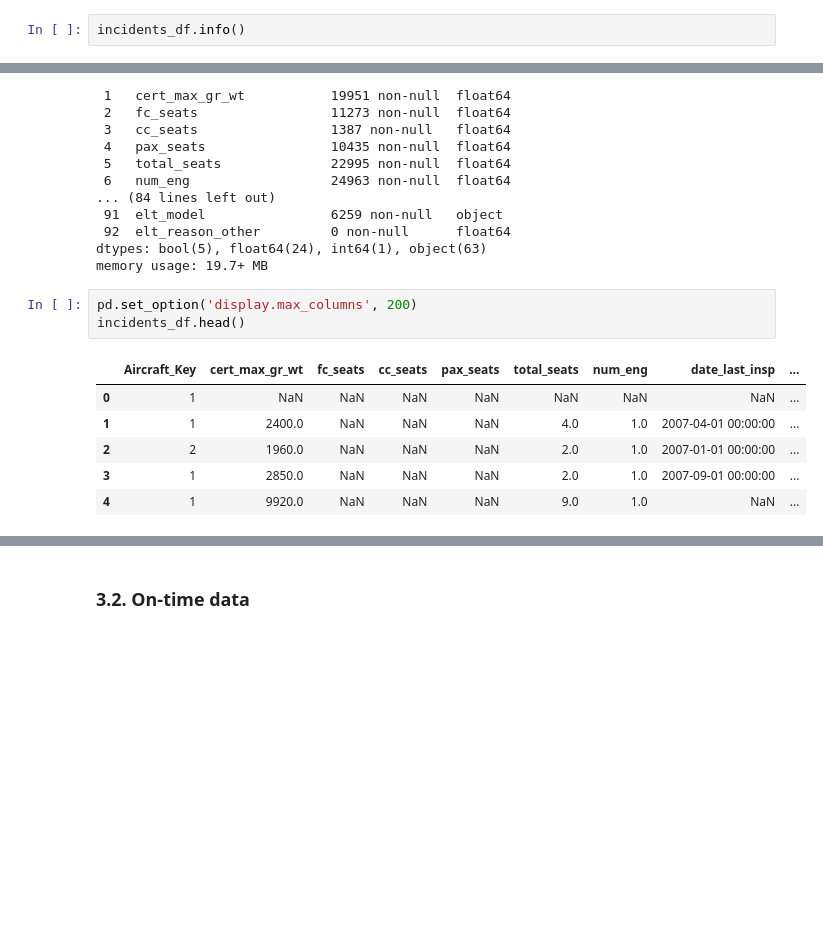
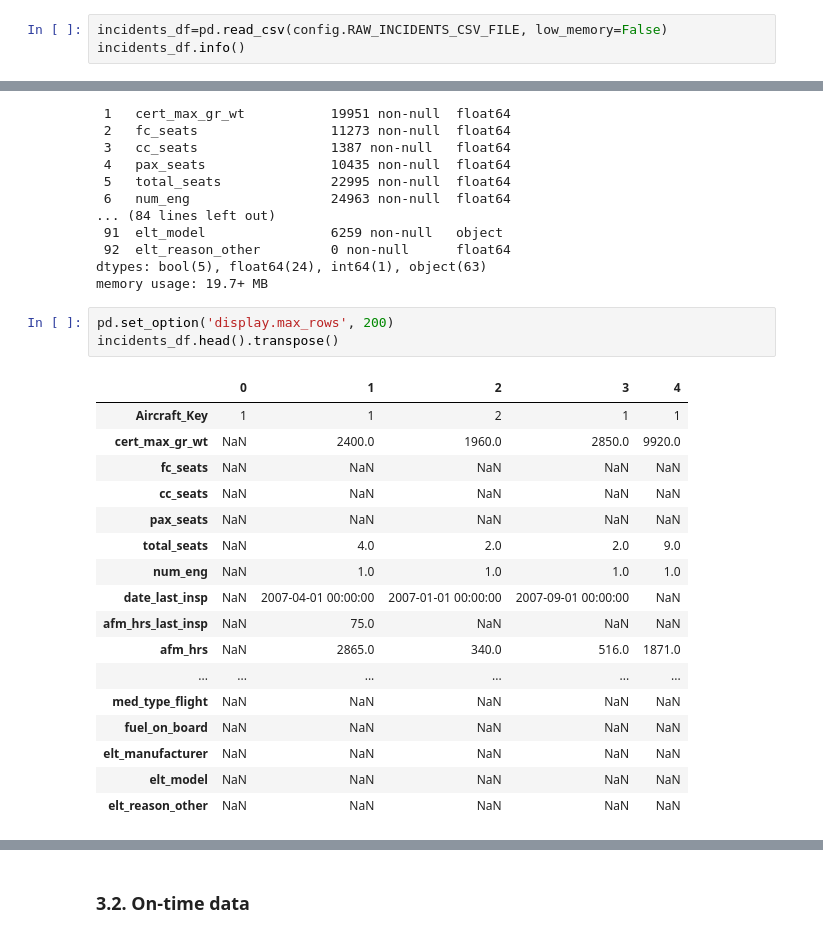
Before and after one commit to 4GeeksAcademy/maps-aviation_final_project, a Jupyter notebook: src/data_acquisition.ipynb, the cells around one changed output, grey strips where cells are left out. Drawn from its saved outputs; the diff is of its cells as text; blank space fills up the shorter version.

Commit message:
Cleaened up, moved hard coded links and file paths to configuration file, added checks of target files and directories.

```diff
--- a/src/data_acquisition.ipynb
+++ b/src/data_acquisition.ipynb
@@ -84,6 +43,7 @@ ontime_df.to_csv('../data/raw/on_time.csv', index=False)
 
 ### 3.1. Incident data
 # %%
+incidents_df=pd.read_csv(config.RAW_INCIDENTS_CSV_FILE, low_memory=False)
 incidents_df.info()
 # %% [output]
 <class 'pandas.core.frame.DataFrame'>
@@ -104,15 +64,26 @@ Data columns (total 93 columns):
 dtypes: bool(5), float64(24), int64(1), object(63)
 memory usage: 19.7+ MB
 # %%
-pd.set_option('display.max_columns', 200)
-incidents_df.head()
+pd.set_option('display.max_rows', 200)
+incidents_df.head().transpose()
 # %% [output]
-|  | Aircraft_Key | cert_max_gr_wt | fc_seats | cc_seats | pax_seats | total_seats | num_eng | date_last_insp | ... |
-| 0 | 1 | NaN | NaN | NaN | NaN | NaN | NaN | NaN | ... |
-| 1 | 1 | 2400.0 | NaN | NaN | NaN | 4.0 | 1.0 | 2007-04-01 00:00:00 | ... |
-| 2 | 2 | 1960.0 | NaN | NaN | NaN | 2.0 | 1.0 | 2007-01-01 00:00:00 | ... |
-| 3 | 1 | 2850.0 | NaN | NaN | NaN | 2.0 | 1.0 | 2007-09-01 00:00:00 | ... |
-| 4 | 1 | 9920.0 | NaN | NaN | NaN | 9.0 | 1.0 | NaN | ... |
+|  | 0 | 1 | 2 | 3 | 4 |
+| Aircraft_Key | 1 | 1 | 2 | 1 | 1 |
+| cert_max_gr_wt | NaN | 2400.0 | 1960.0 | 2850.0 | 9920.0 |
+| fc_seats | NaN | NaN | NaN | NaN | NaN |
+| cc_seats | NaN | NaN | NaN | NaN | NaN |
+| pax_seats | NaN | NaN | NaN | NaN | NaN |
+| total_seats | NaN | 4.0 | 2.0 | 2.0 | 9.0 |
+| num_eng | NaN | 1.0 | 1.0 | 1.0 | 1.0 |
+| date_last_insp | NaN | 2007-04-01 00:00:00 | 2007-01-01 00:00:00 | 2007-09-01 00:00:00 | NaN |
+| afm_hrs_last_insp | NaN | 75.0 | NaN | NaN | NaN |
+| afm_hrs | NaN | 2865.0 | 340.0 | 516.0 | 1871.0 |
+| ... | ... | ... | ... | ... | ... |
+| med_type_flight | NaN | NaN | NaN | NaN | NaN |
+| fuel_on_board | NaN | NaN | NaN | NaN | NaN |
+| elt_manufacturer | NaN | NaN | NaN | NaN | NaN |
+| elt_model | NaN | NaN | NaN | NaN | NaN |
+| elt_reason_other | NaN | NaN | NaN | NaN | NaN |
 # %%
 incident_features={
     'dprt_time': 'departure_time',
```
Also changed, not shown: parts of 16 cells of this notebook, 2 other files.
